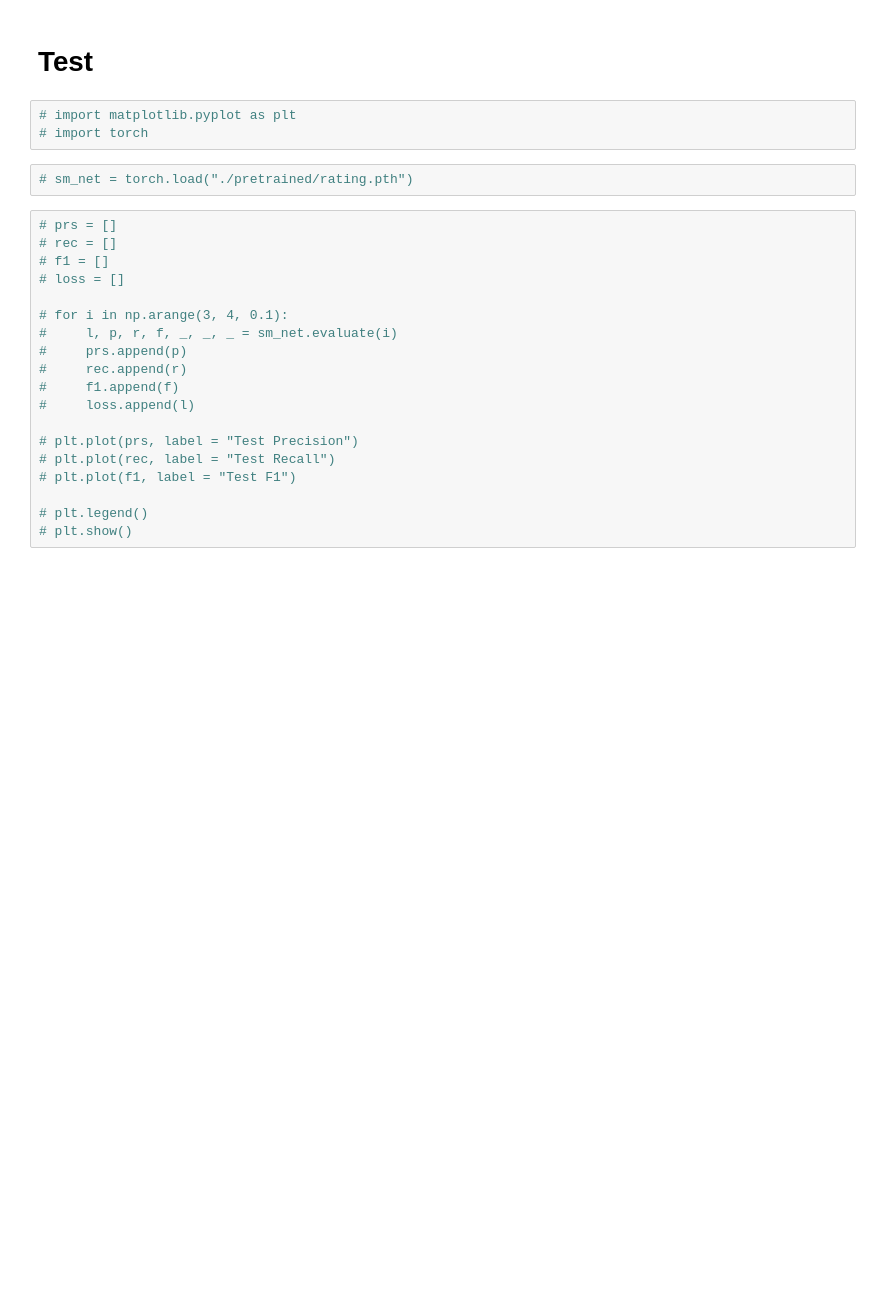
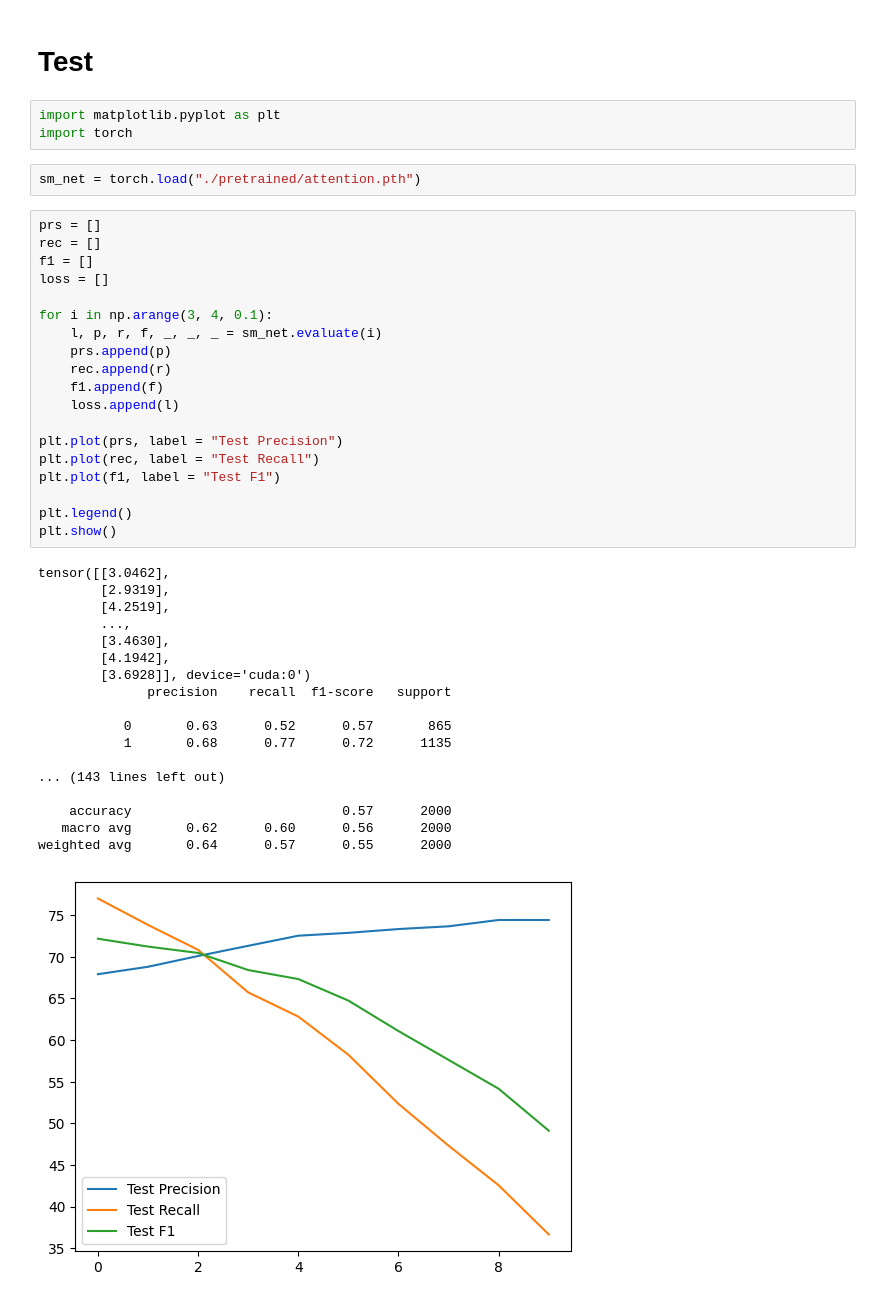
Before and after one commit to SriramPingali/Multi-Modal-Recommendation-System, a Jupyter notebook: Experiments/Siamese_Network.ipynb, the cells around one changed output. Drawn from its saved outputs; the diff is of its cells as text; blank space fills up the shorter version.

```diff
--- a/Experiments/Siamese_Network.ipynb
+++ b/Experiments/Siamese_Network.ipynb
@@ -406,26 +664,45 @@ plt.show()
 # %% [markdown]
 # Test
 # %%
-# import matplotlib.pyplot as plt
-# import torch
+import matplotlib.pyplot as plt
+import torch
 # %%
-# sm_net = torch.load("./pretrained/rating.pth")
+sm_net = torch.load("./pretrained/attention.pth")
 # %%
-# prs = []
-# rec = []
-# f1 = []
-# loss = []
+prs = []
+rec = []
+f1 = []
+loss = []
 
-# for i in np.arange(3, 4, 0.1):
-#     l, p, r, f, _, _, _ = sm_net.evaluate(i)
-#     prs.append(p)
-#     rec.append(r)
-#     f1.append(f)
-#     loss.append(l)
+for i in np.arange(3, 4, 0.1):
+    l, p, r, f, _, _, _ = sm_net.evaluate(i)
+    prs.append(p)
+    rec.append(r)
+    f1.append(f)
+    loss.append(l)
 
-# plt.plot(prs, label = "Test Precision")
-# plt.plot(rec, label = "Test Recall")
-# plt.plot(f1, label = "Test F1")
+plt.plot(prs, label = "Test Precision")
+plt.plot(rec, label = "Test Recall")
+plt.plot(f1, label = "Test F1")
 
-# plt.legend()
-# plt.show()
+plt.legend()
+plt.show()
+# %% [output]
+tensor([[3.0462],
+        [2.9319],
+        [4.2519],
+        ...,
+        [3.4630],
+        [4.1942],
+        [3.6928]], device='cuda:0')
+              precision    recall  f1-score   support
+
+           0       0.63      0.52      0.57       865
+           1       0.68      0.77      0.72      1135
+
+... (143 lines left out)
+
+    accuracy                           0.57      2000
+   macro avg       0.62      0.60      0.56      2000
+weighted avg       0.64      0.57      0.55      2000
+[figure, added]
```
Also changed, not shown: parts of 15 cells of this notebook, 39 other files.
